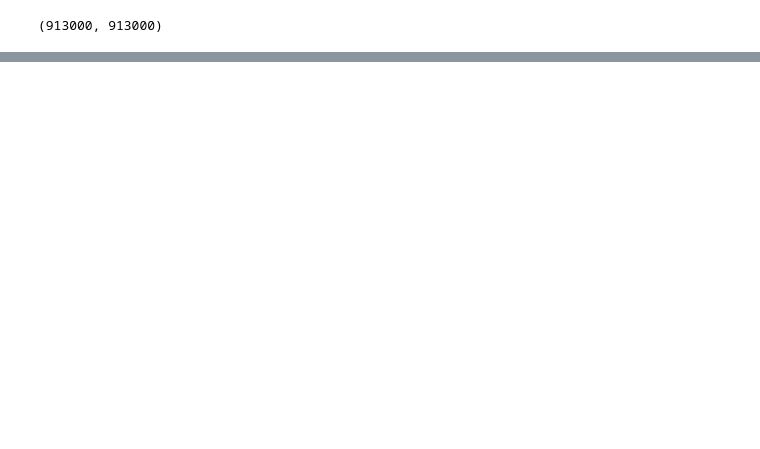
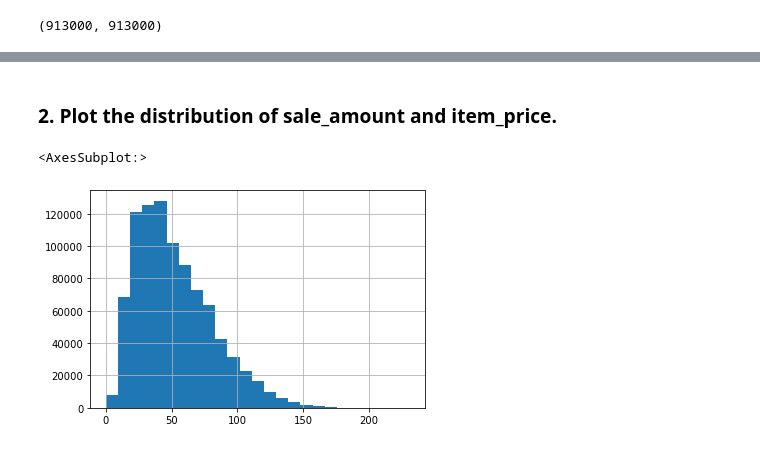
Before and after one commit to KristineCabanela/time-series-exercises, a Jupyter notebook: preparation.ipynb, the cells around one changed output, grey strips where cells are left out. Drawn from its saved outputs; the diff is of its cells as text; code cells hidden in the pictures; blank space fills up the shorter version.

```diff
--- a/preparation.ipynb
+++ b/preparation.ipynb
@@ -101,0 +147,7 @@ df.shape[0], df.sale_id.nunique()
+# %% [markdown]
+### 2. Plot the distribution of sale_amount and item_price.
+# %%
+df.sale_amount.hist(bins=25)
+# %% [output]
+<AxesSubplot:>
+[figure, added]
```
Also changed, not shown: parts of 15 cells of this notebook.
